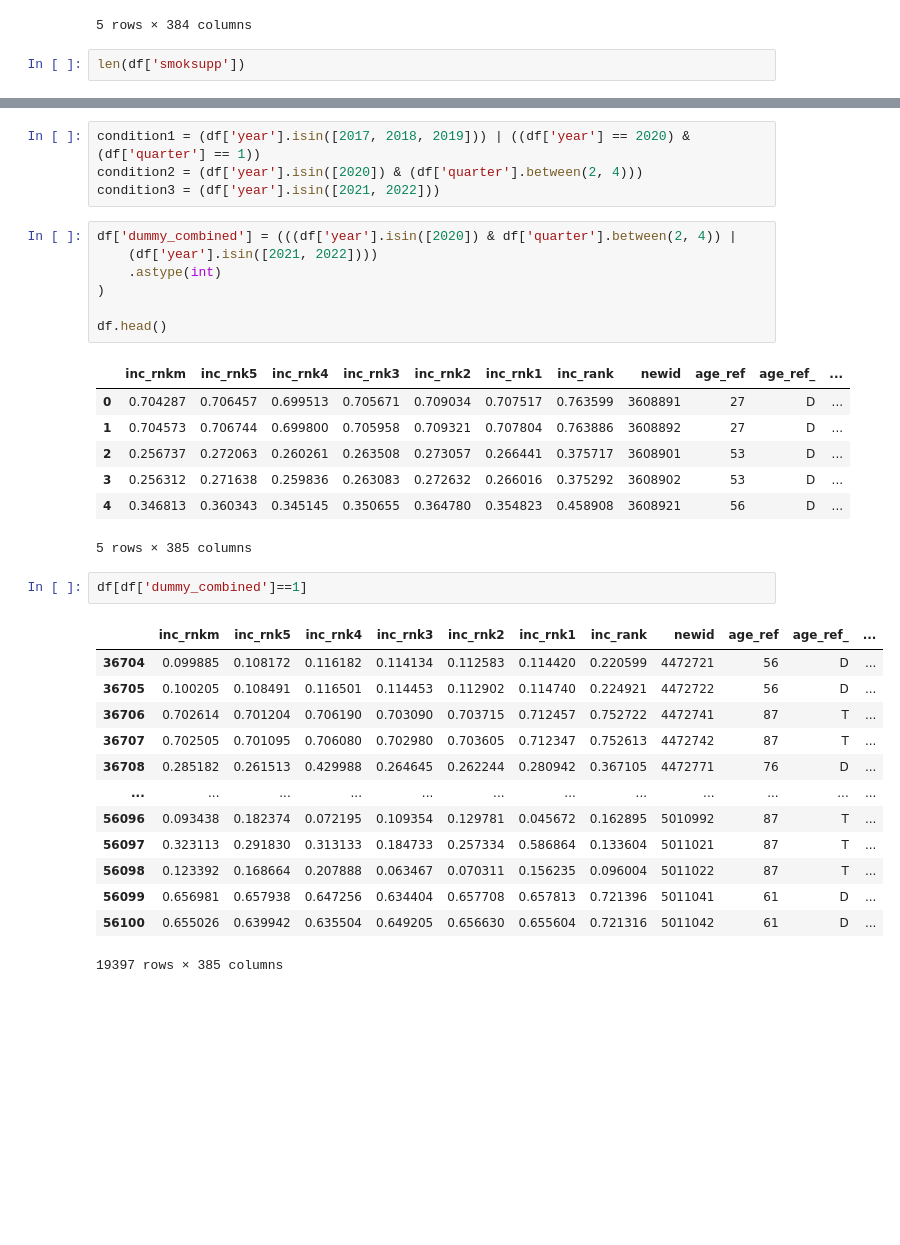
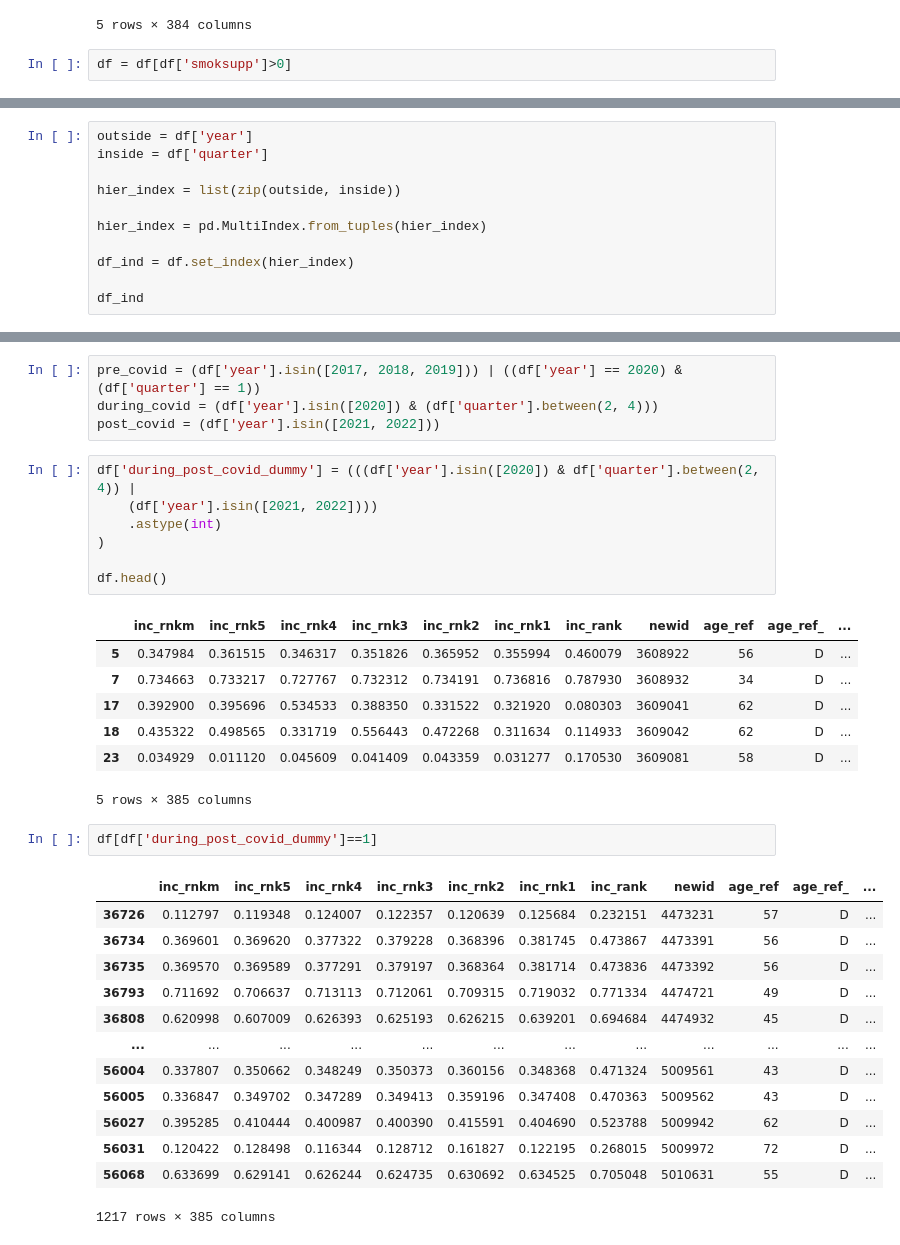
Before and after one commit to smokepm/Tobacco-Expenditure-Survey-Project, a Jupyter notebook: proj_2.ipynb, the cells around one changed output, grey strips where cells are left out. Saved outputs shown, nothing was run; the diff lists cells and outputs as text; blank space fills up the shorter version.

```diff
--- a/proj_2.ipynb
+++ b/proj_2.ipynb
@@ -143,4 +144,4 @@ df.head()
 | 4 | 0.346813 | 0.360343 | 0.345145 | 0.350655 | 0.364780 | 0.354823 | 0.458908 | 3608921 | 56 | D | ... |
 5 rows × 384 columns
 # %%
-len(df['smoksupp'])
+df = df[df['smoksupp']>0]
@@ -148,0 +148,11 @@ len(df['smoksupp'])
+# %%
+outside = df['year']
+inside = df['quarter']
+
+hier_index = list(zip(outside, inside))
+
+hier_index = pd.MultiIndex.from_tuples(hier_index)
+
+df_ind = df.set_index(hier_index)
+
+df_ind
@@ -149,9 +173,9 @@ len(df['smoksupp'])
 # %%
-condition1 = (df['year'].isin([2017, 2018, 2019])) | ((df['year'] == 2020) & (df['quarter'] == 1))
-condition2 = (df['year'].isin([2020]) & (df['quarter'].between(2, 4)))
-condition3 = (df['year'].isin([2021, 2022]))
+pre_covid = (df['year'].isin([2017, 2018, 2019])) | ((df['year'] == 2020) & (df['quarter'] == 1))
+during_covid = (df['year'].isin([2020]) & (df['quarter'].between(2, 4)))
+post_covid = (df['year'].isin([2021, 2022]))
 # %%
-df['dummy_combined'] = (((df['year'].isin([2020]) & df['quarter'].between(2, 4)) |
+df['during_post_covid_dummy'] = (((df['year'].isin([2020]) & df['quarter'].between(2, 4)) |
     (df['year'].isin([2021, 2022])))
     .astype(int)
 )
@@ -159,26 +183,26 @@ df['dummy_combined'] = (((df['year'].isin([2020]) & df['quarter'].between(2, 4))
 df.head()
 # %% [output]
 |  | inc_rnkm | inc_rnk5 | inc_rnk4 | inc_rnk3 | inc_rnk2 | inc_rnk1 | inc_rank | newid | age_ref | age_ref_ | ... |
-| 0 | 0.704287 | 0.706457 | 0.699513 | 0.705671 | 0.709034 | 0.707517 | 0.763599 | 3608891 | 27 | D | ... |
-| 1 | 0.704573 | 0.706744 | 0.699800 | 0.705958 | 0.709321 | 0.707804 | 0.763886 | 3608892 | 27 | D | ... |
-| 2 | 0.256737 | 0.272063 | 0.260261 | 0.263508 | 0.273057 | 0.266441 | 0.375717 | 3608901 | 53 | D | ... |
-| 3 | 0.256312 | 0.271638 | 0.259836 | 0.263083 | 0.272632 | 0.266016 | 0.375292 | 3608902 | 53 | D | ... |
-| 4 | 0.346813 | 0.360343 | 0.345145 | 0.350655 | 0.364780 | 0.354823 | 0.458908 | 3608921 | 56 | D | ... |
+| 5 | 0.347984 | 0.361515 | 0.346317 | 0.351826 | 0.365952 | 0.355994 | 0.460079 | 3608922 | 56 | D | ... |
+| 7 | 0.734663 | 0.733217 | 0.727767 | 0.732312 | 0.734191 | 0.736816 | 0.787930 | 3608932 | 34 | D | ... |
+| 17 | 0.392900 | 0.395696 | 0.534533 | 0.388350 | 0.331522 | 0.321920 | 0.080303 | 3609041 | 62 | D | ... |
+| 18 | 0.435322 | 0.498565 | 0.331719 | 0.556443 | 0.472268 | 0.311634 | 0.114933 | 3609042 | 62 | D | ... |
+| 23 | 0.034929 | 0.011120 | 0.045609 | 0.041409 | 0.043359 | 0.031277 | 0.170530 | 3609081 | 58 | D | ... |
 5 rows × 385 columns
 # %%
-df[df['dummy_combined']==1]
+df[df['during_post_covid_dummy']==1]
 # %% [output]
 |  | inc_rnkm | inc_rnk5 | inc_rnk4 | inc_rnk3 | inc_rnk2 | inc_rnk1 | inc_rank | newid | age_ref | age_ref_ | ... |
-| 36704 | 0.099885 | 0.108172 | 0.116182 | 0.114134 | 0.112583 | 0.114420 | 0.220599 | 4472721 | 56 | D | ... |
-| 36705 | 0.100205 | 0.108491 | 0.116501 | 0.114453 | 0.112902 | 0.114740 | 0.224921 | 4472722 | 56 | D | ... |
-| 36706 | 0.702614 | 0.701204 | 0.706190 | 0.703090 | 0.703715 | 0.712457 | 0.752722 | 4472741 | 87 | T | ... |
-| 36707 | 0.702505 | 0.701095 | 0.706080 | 0.702980 | 0.703605 | 0.712347 | 0.752613 | 4472742 | 87 | T | ... |
-| 36708 | 0.285182 | 0.261513 | 0.429988 | 0.264645 | 0.262244 | 0.280942 | 0.367105 | 4472771 | 76 | D | ... |
+| 36726 | 0.112797 | 0.119348 | 0.124007 | 0.122357 | 0.120639 | 0.125684 | 0.232151 | 4473231 | 57 | D | ... |
+| 36734 | 0.369601 | 0.369620 | 0.377322 | 0.379228 | 0.368396 | 0.381745 | 0.473867 | 4473391 | 56 | D | ... |
+| 36735 | 0.369570 | 0.369589 | 0.377291 | 0.379197 | 0.368364 | 0.381714 | 0.473836 | 4473392 | 56 | D | ... |
+| 36793 | 0.711692 | 0.706637 | 0.713113 | 0.712061 | 0.709315 | 0.719032 | 0.771334 | 4474721 | 49 | D | ... |
+| 36808 | 0.620998 | 0.607009 | 0.626393 | 0.625193 | 0.626215 | 0.639201 | 0.694684 | 4474932 | 45 | D | ... |
 | ... | ... | ... | ... | ... | ... | ... | ... | ... | ... | ... | ... |
-| 56096 | 0.093438 | 0.182374 | 0.072195 | 0.109354 | 0.129781 | 0.045672 | 0.162895 | 5010992 | 87 | T | ... |
-| 56097 | 0.323113 | 0.291830 | 0.313133 | 0.184733 | 0.257334 | 0.586864 | 0.133604 | 5011021 | 87 | T | ... |
-| 56098 | 0.123392 | 0.168664 | 0.207888 | 0.063467 | 0.070311 | 0.156235 | 0.096004 | 5011022 | 87 | T | ... |
-| 56099 | 0.656981 | 0.657938 | 0.647256 | 0.634404 | 0.657708 | 0.657813 | 0.721396 | 5011041 | 61 | D | ... |
-| 56100 | 0.655026 | 0.639942 | 0.635504 | 0.649205 | 0.656630 | 0.655604 | 0.721316 | 5011042 | 61 | D | ... |
+| 56004 | 0.337807 | 0.350662 | 0.348249 | 0.350373 | 0.360156 | 0.348368 | 0.471324 | 5009561 | 43 | D | ... |
+| 56005 | 0.336847 | 0.349702 | 0.347289 | 0.349413 | 0.359196 | 0.347408 | 0.470363 | 5009562 | 43 | D | ... |
+| 56027 | 0.395285 | 0.410444 | 0.400987 | 0.400390 | 0.415591 | 0.404690 | 0.523788 | 5009942 | 62 | D | ... |
+| 56031 | 0.120422 | 0.128498 | 0.116344 | 0.128712 | 0.161827 | 0.122195 | 0.268015 | 5009972 | 72 | D | ... |
+| 56068 | 0.633699 | 0.629141 | 0.626244 | 0.624735 | 0.630692 | 0.634525 | 0.705048 | 5010631 | 55 | D | ... |
-19397 rows × 385 columns
+1217 rows × 385 columns
 # %%
```
Also changed, not shown: parts of 19 cells of this notebook.
